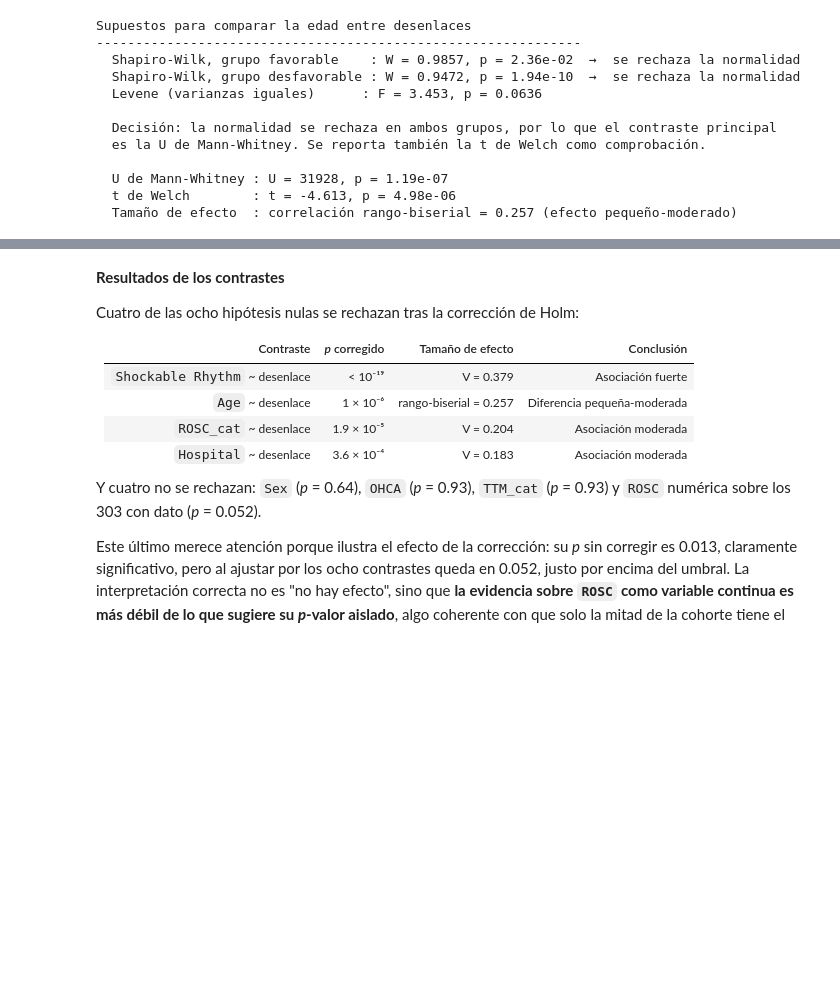
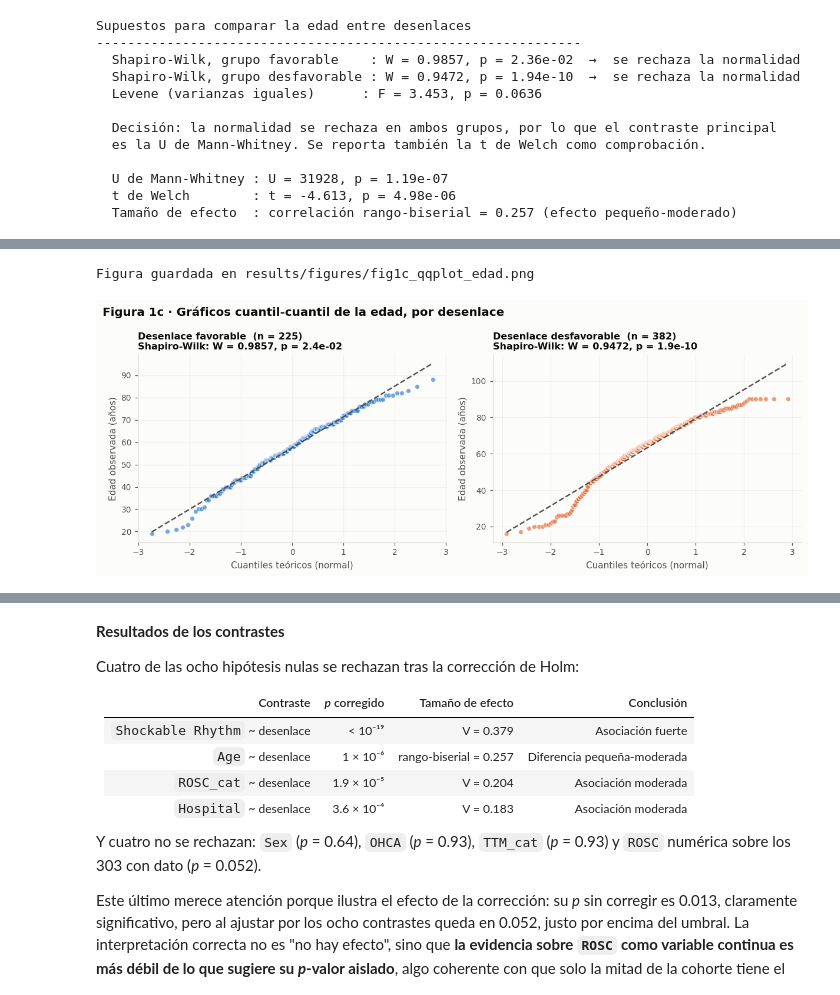
Before and after one commit to AlejandraJaramillo19/mlda-project_, a Jupyter notebook: notebooks/04_data_analysis/04_data_analysis.ipynb, the cells around one changed output, grey strips where cells are left out. Drawn from its saved outputs; the diff is of its cells as text; code cells hidden in the pictures; blank space fills up the shorter version.

```diff
--- a/notebooks/04_data_analysis/04_data_analysis.ipynb
+++ b/notebooks/04_data_analysis/04_data_analysis.ipynb
@@ -849,0 +1109,18 @@ Diferencia de medianas (desfavorable − favorable) = 8 años (IC 95 %: 5–11)
+# %%
+filas_media = []
+for etiqueta, serie in [("Desenlace favorable", edad_good), ("Desenlace desfavorable", edad_poor)]:
+    descriptivos = sm.stats.DescrStatsW(serie.dropna())
+    lo_t, hi_t = descriptivos.tconfint_mean(alpha=0.05)     # IC de la media (t de Student)
+    mediana, lo_b, hi_b = bootstrap_ic(serie)               # IC de la mediana (bootstrap)
+    filas_media.append({
+        "Grupo": etiqueta, "n": len(serie.dropna()),
+        "Media": round(serie.mean(), 2),
+        "IC 95 % de la media": f"{lo_t:.2f} – {hi_t:.2f}",
+        "Mediana": round(mediana, 1),
+        "IC 95 % de la mediana": f"{lo_b:.0f} – {hi_b:.0f}",
+    })
+
+print("Edad al ingreso, por desenlace\n")
+print(pd.DataFrame(filas_media).set_index("Grupo").to_string())
+print("\nLos dos intervalos de la media no se solapan, igual que los de la mediana:")
+print("la diferencia de edad entre grupos no es atribuible al azar del muestreo.")
@@ -927,0 +1280,30 @@ Supuestos para comparar la edad entre desenlaces
+# %%
+fig, axes = plt.subplots(1, 2, figsize=(11, 4.3))
+
+for ax, (etiqueta, serie, color) in zip(axes, [
+        ("Desenlace favorable", edad_good, FAVORABLE),
+        ("Desenlace desfavorable", edad_poor, DESFAVORABLE)]):
+    valores = serie.dropna()
+    (cuantiles_teoricos, cuantiles_muestra), (pend, interc, r) = stats.probplot(
+        valores, dist="norm", fit=True)
+    ax.scatter(cuantiles_teoricos, cuantiles_muestra, s=26, color=color,
+               alpha=0.65, edgecolor=SUPERFICIE, linewidth=0.6)
+    ax.plot(cuantiles_teoricos, pend * cuantiles_teoricos + interc,
+            color=TINTA_2, linewidth=1.6, linestyle="--")
+    W, p_shapiro = stats.shapiro(valores)
+    ax.set_title(f"{etiqueta}  (n = {len(valores)})\n"
+                 f"Shapiro-Wilk: W = {W:.4f}, p = {p_shapiro:.1e}",
+                 loc="left", fontsize=10.5)
+    ax.set_xlabel("Cuantiles teóricos (normal)")
+    ax.set_ylabel("Edad observada (años)")
+    ax.grid(alpha=0.5)
+    ax.set_axisbelow(True)
+
+fig.suptitle("Figura 1c · Gráficos cuantil-cuantil de la edad, por desenlace",
+             x=0.005, ha="left", fontsize=13, fontweight="bold")
+fig.tight_layout()
+guardar(fig, "fig1c_qqplot_edad")
+plt.show()
+# %% [output]
+Figura guardada en results/figures/fig1c_qqplot_edad.png
+[figure, added]
```
Also changed, not shown: parts of 32 cells of this notebook.
